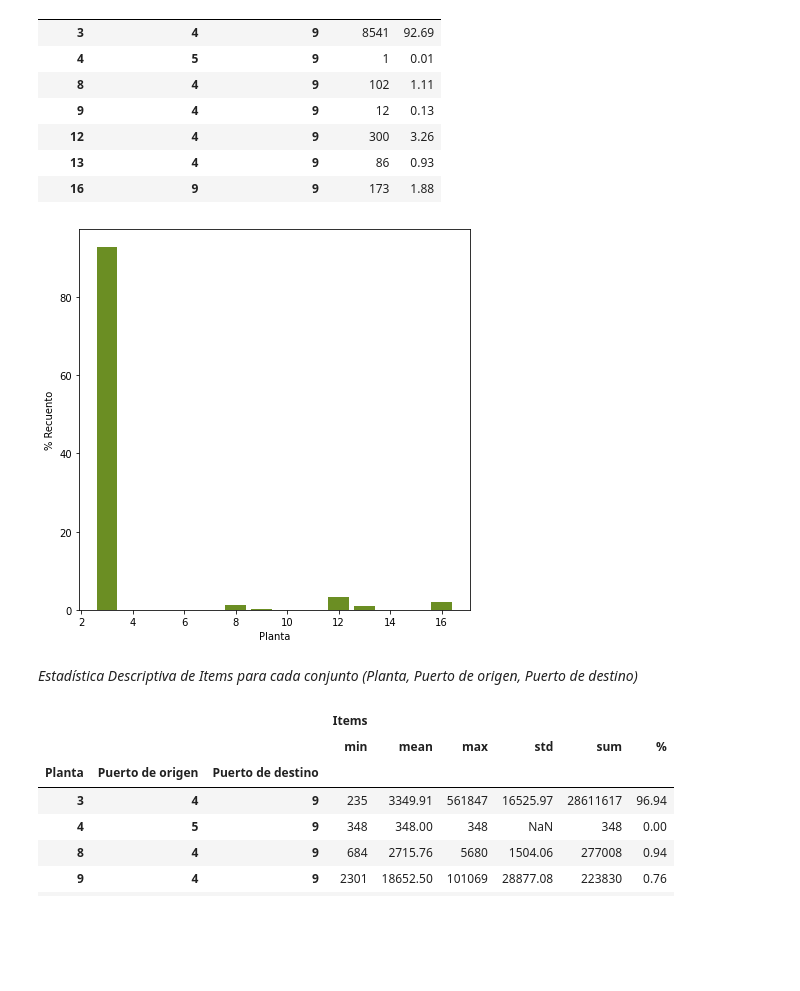
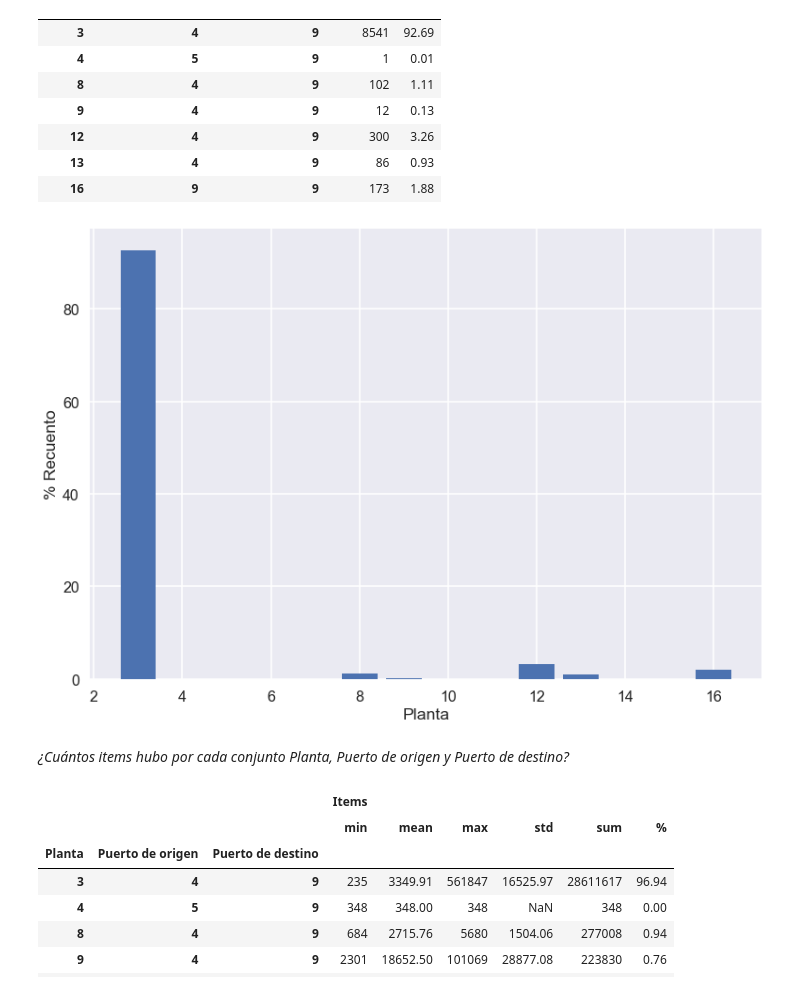
Before and after one commit to hernanrodri/Supply-Chain-Analytics, a Jupyter notebook: Supply Chain Analysis.ipynb, the cells around one changed output. Cells and saved outputs as stored; diff of their text form; code cells hidden in the pictures; blank space fills up the shorter version.

```diff
--- a/Supply Chain Analysis.ipynb
+++ b/Supply Chain Analysis.ipynb
@@ -5,8 +1,6 @@ La base de datos original que utilizo para desarrollar el proyecto se encuentra
 # %%
 import numpy as np
 import pandas as pd
-from scipy.stats import pearsonr, contingency, chisquare
 import matplotlib.pyplot as plt
 
-%matplotlib notebook
-%matplotlib inline
+plt.style.use("seaborn-darkgrid")
@@ -95,14 +92,14 @@ pedidos_agrup.round(2)
 | 13 | 4 | 9 | 86 | 0.93 |
 | 16 | 9 | 9 | 173 | 1.88 |
 # %%
-plt.figure(figsize = (7, 7))
-plt.bar(x = pedidos_agrup.index.levels[0], height = pedidos_agrup["%"], color = "olivedrab")
+plt.figure(1)
+plt.bar(x = pedidos_agrup.index.levels[0], height = pedidos_agrup["%"])
 plt.xlabel("Planta")
 plt.ylabel("% Recuento");
 # %% [output]
-[figure, old version]
+[figure, new version]
 # %% [markdown]
-*Estadística Descriptiva de Items para cada conjunto (Planta, Puerto de origen, Puerto de destino)*
+*¿Cuántos items hubo por cada conjunto Planta, Puerto de origen y Puerto de destino?*
 # %%
 pedidos_agrup = pedidos.groupby(by = ["Planta", "Puerto de origen", "Puerto de destino"]).agg({"Items": ["min", "mean", "max", "std", "sum"]})
 
```
Also changed, not shown: parts of 55 cells of this notebook.
